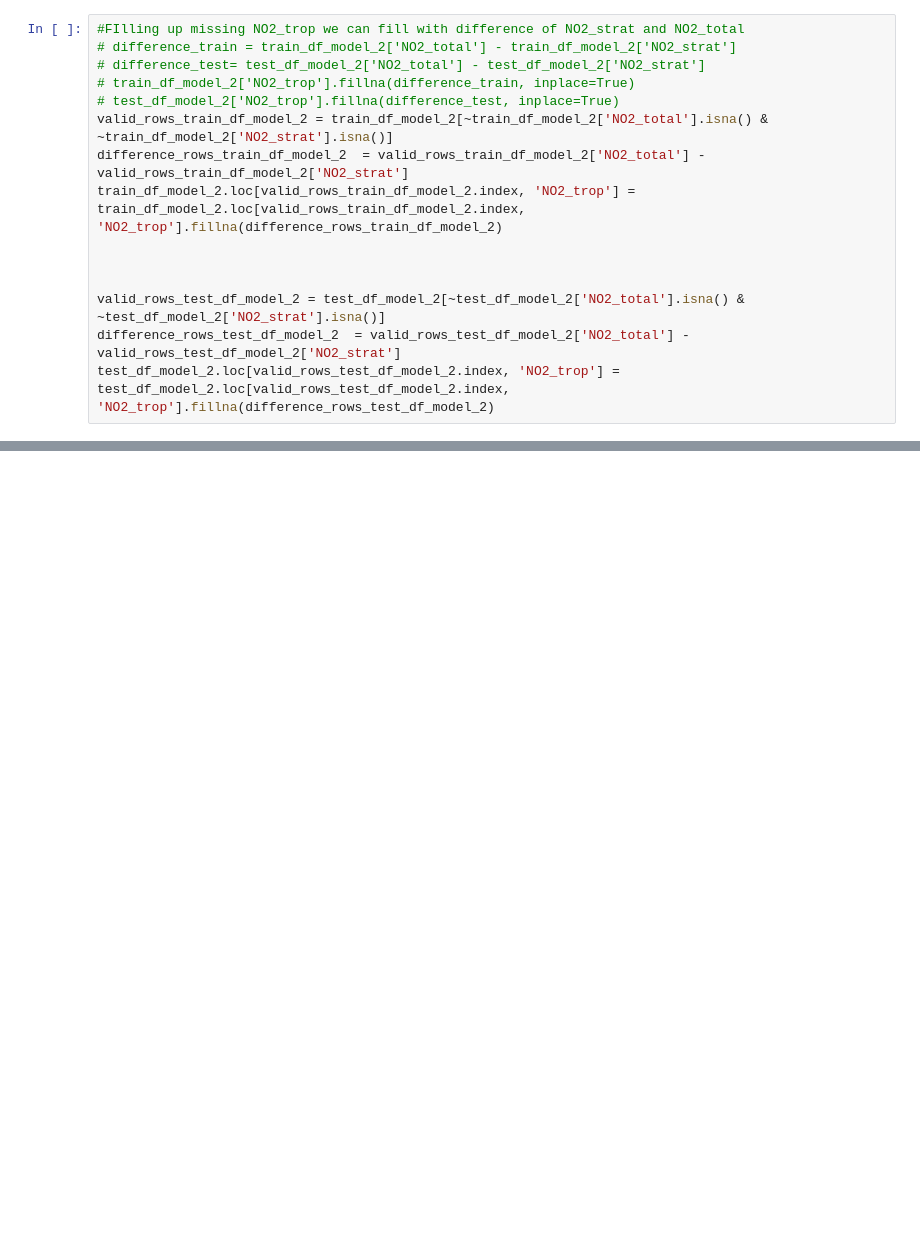
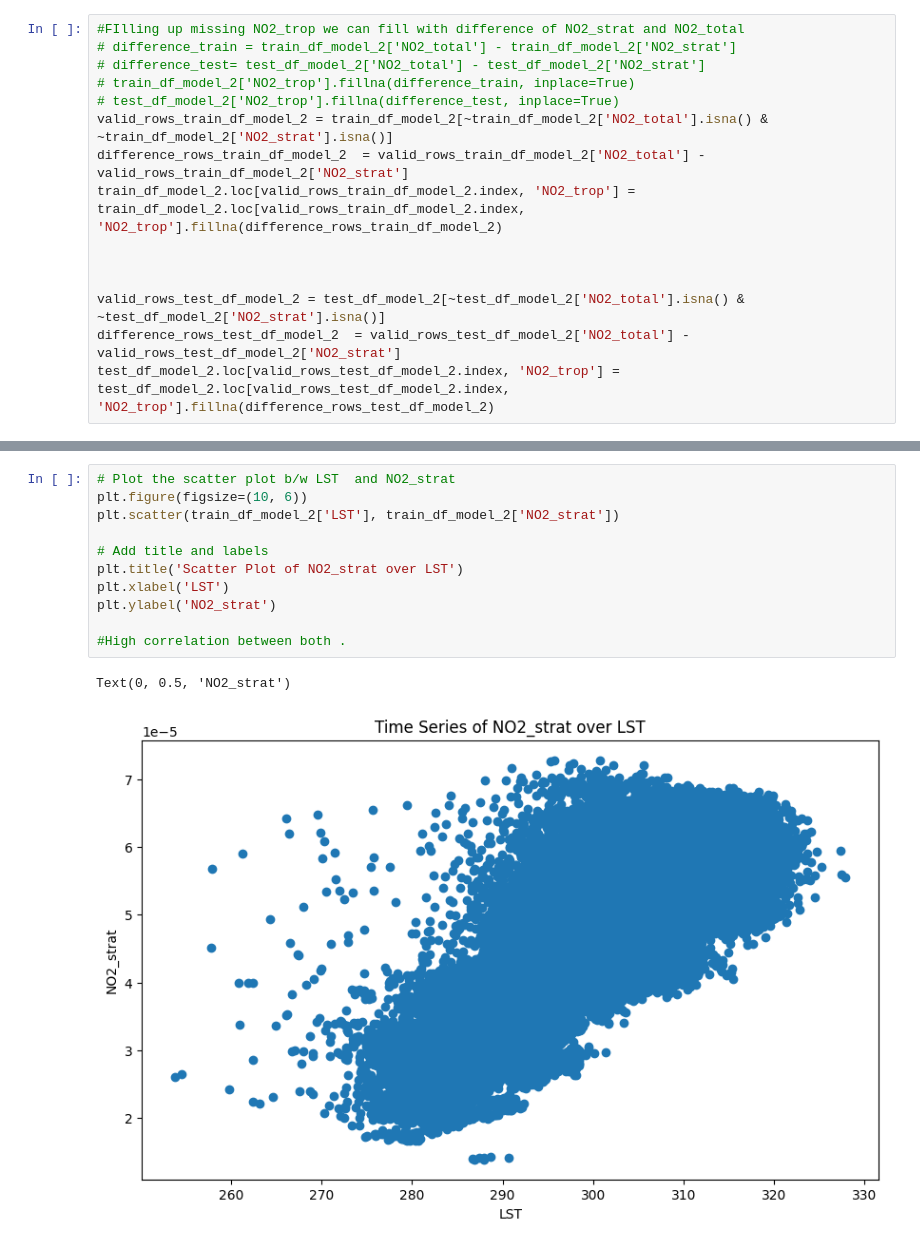
Before and after one commit to Anurag163/GeoAI_Ground_level_NO2_Zindi-, a Jupyter notebook: Pred_Model.ipynb, the cells around one changed output, grey strips where cells are left out. Saved outputs shown, nothing was run; the diff lists cells and outputs as text; blank space fills up the shorter version.

```diff
--- a/Pred_Model.ipynb
+++ b/Pred_Model.ipynb
@@ -442,0 +482,14 @@ test_df_model_2.loc[valid_rows_test_df_model_2.index, 'NO2_trop'] = test_df_mode
+# %%
+# Plot the scatter plot b/w LST  and NO2_strat
+plt.figure(figsize=(10, 6))
+plt.scatter(train_df_model_2['LST'], train_df_model_2['NO2_strat'])
+
+# Add title and labels
+plt.title('Scatter Plot of NO2_strat over LST')
+plt.xlabel('LST')
+plt.ylabel('NO2_strat')
+
+#High correlation between both .
+# %% [output]
+Text(0, 0.5, 'NO2_strat')
+[figure, added]
```
Also changed, not shown: parts of 21 cells of this notebook, 1 other file.
